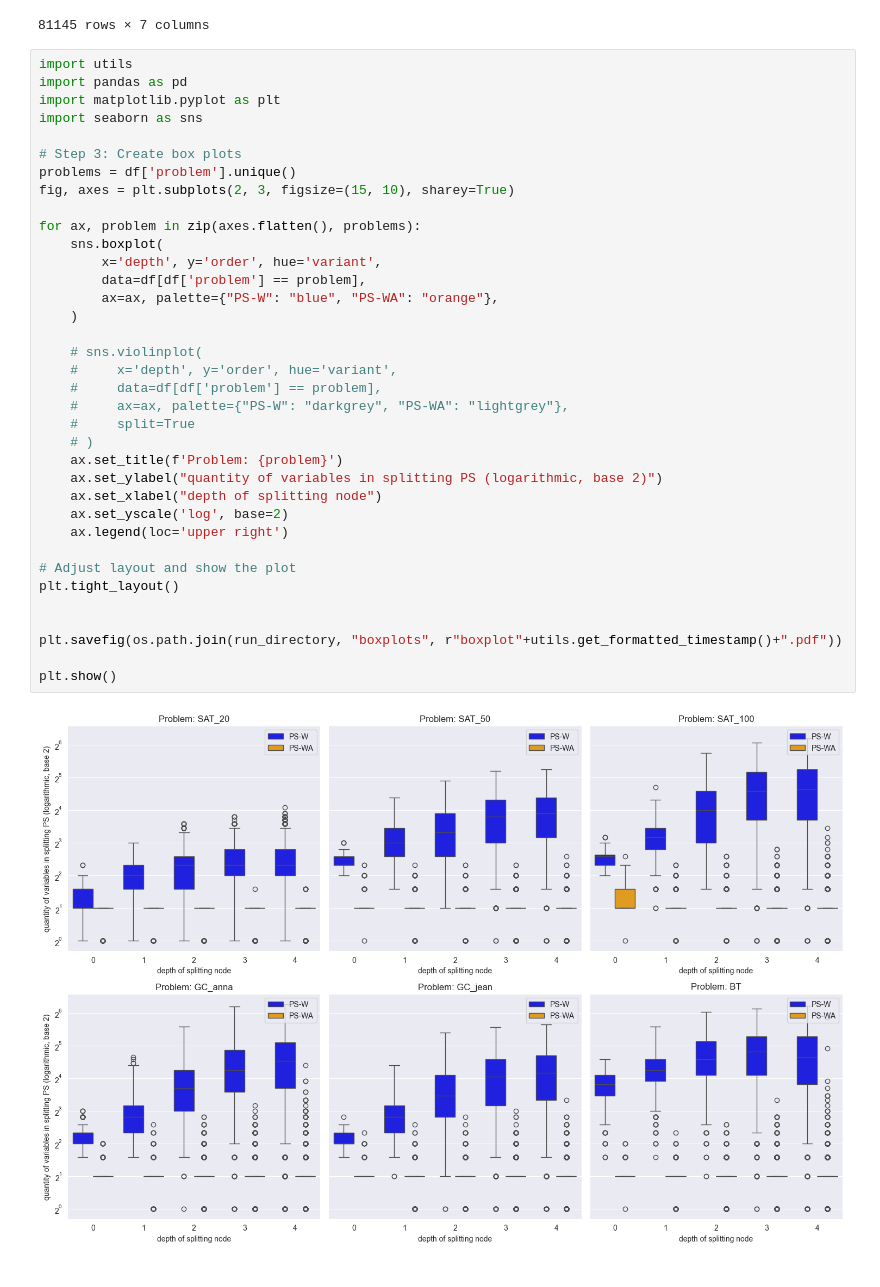
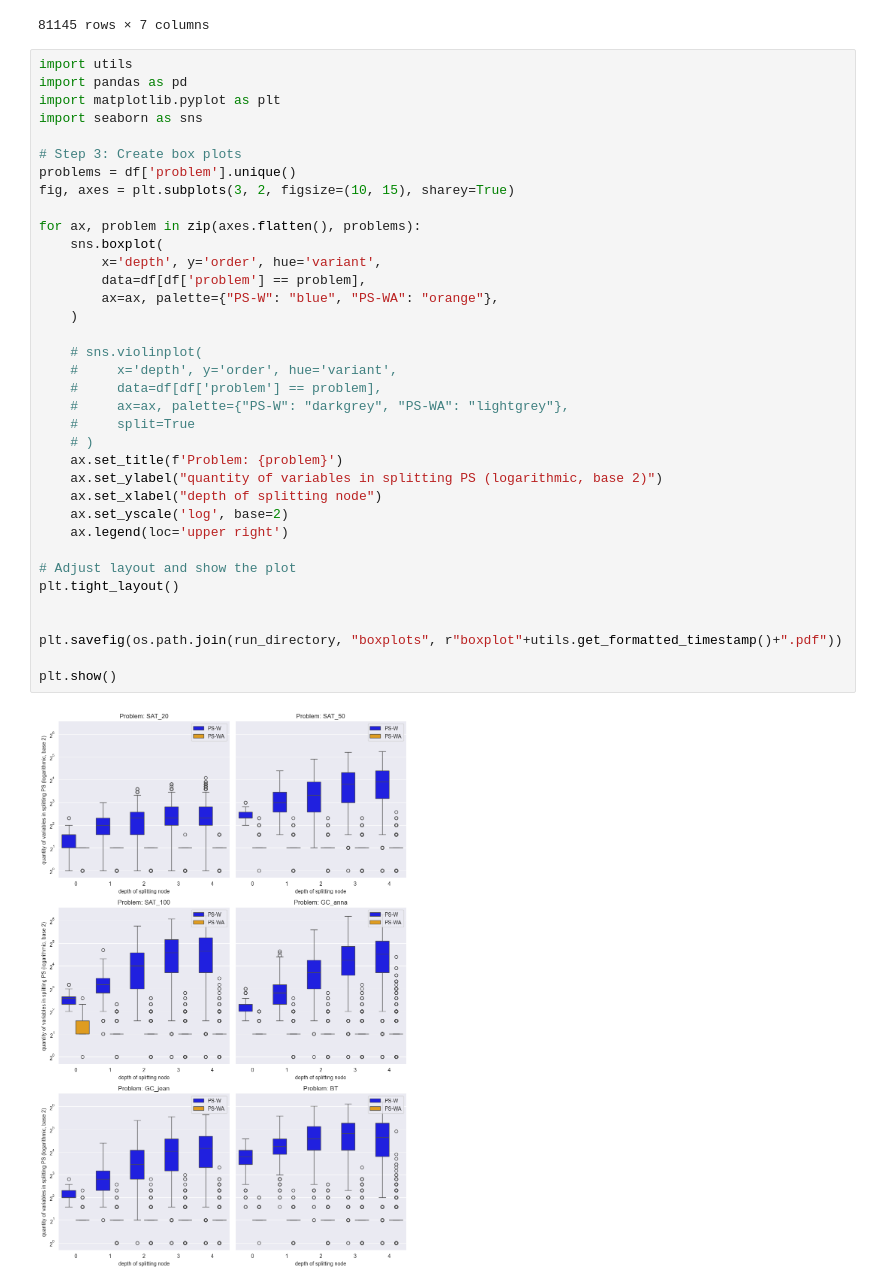
Before and after one commit to Giancarlo-Catalano/PS-descriptors, a Jupyter notebook: VarianceDecisionTree/process_data/tree_data.ipynb, the cells around one changed output. Saved outputs shown, nothing was run; the diff lists cells and outputs as text.

```diff
--- a/VarianceDecisionTree/process_data/tree_data.ipynb
+++ b/VarianceDecisionTree/process_data/tree_data.ipynb
@@ -199,33 +199,33 @@ import seaborn as sns
 
 # Step 3: Create box plots
 problems = df['problem'].unique()
-fig, axes = plt.subplots(2, 3, figsize=(15, 10), sharey=True)
+fig, axes = plt.subplots(3, 2, figsize=(10, 15), sharey=True)
 
 for ax, problem in zip(axes.flatten(), problems):
     sns.boxplot(
         x='depth', y='order', hue='variant',
         data=df[df['problem'] == problem],
         ax=ax, palette={"PS-W": "blue", "PS-WA": "orange"},
     )
 
     # sns.violinplot(
     #     x='depth', y='order', hue='variant',
     #     data=df[df['problem'] == problem],
     #     ax=ax, palette={"PS-W": "darkgrey", "PS-WA": "lightgrey"},
     #     split=True
     # )
     ax.set_title(f'Problem: {problem}')
     ax.set_ylabel("quantity of variables in splitting PS (logarithmic, base 2)")
     ax.set_xlabel("depth of splitting node")
     ax.set_yscale('log', base=2)
     ax.legend(loc='upper right')
 
 # Adjust layout and show the plot
 plt.tight_layout()
 
 
 plt.savefig(os.path.join(run_directory, "boxplots", r"boxplot"+utils.get_formatted_timestamp()+".pdf"))
 
 plt.show()
 # %% [output]
-[figure, old version]
+[figure, new version]
```
Also changed, not shown: 3 other files.
